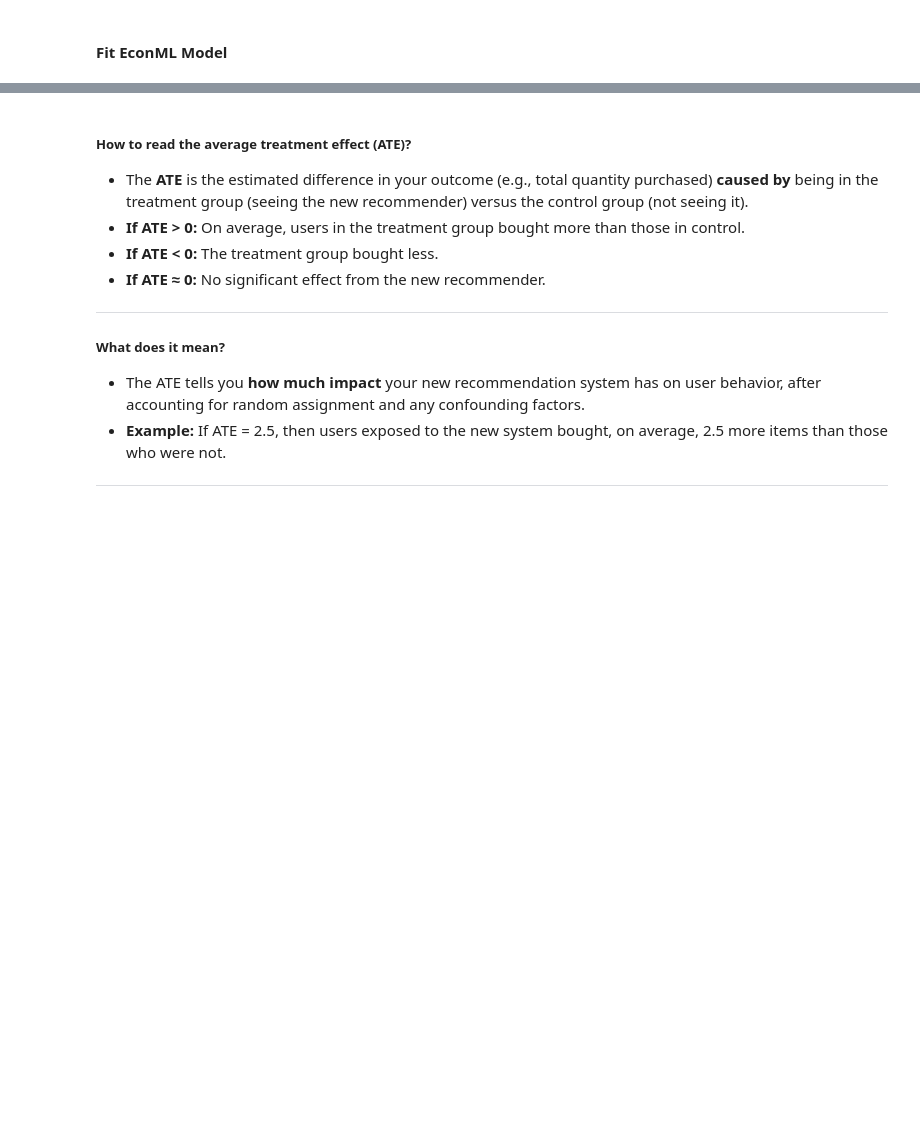
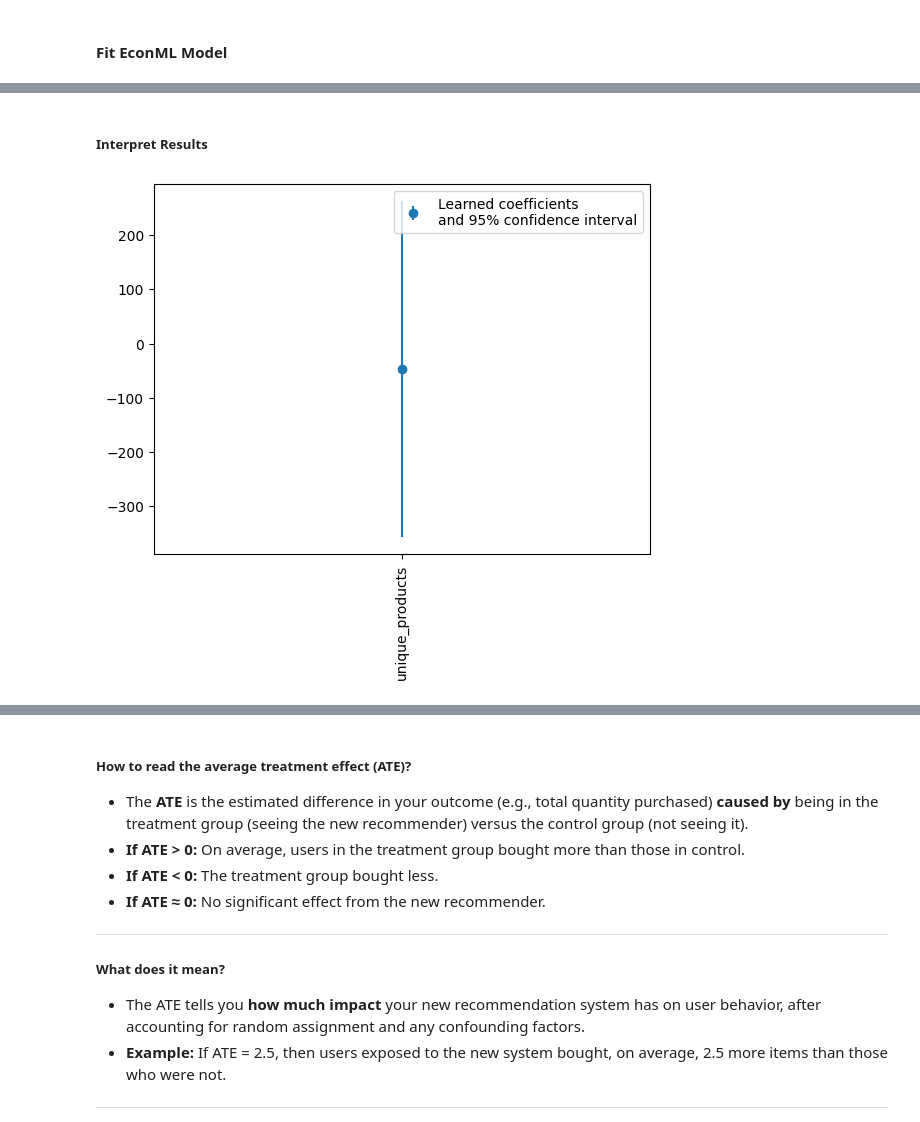
Before and after one commit to tksy1227/ICP_Group5, a Jupyter notebook: final_model_recsys_prototype.ipynb, the cells around one changed output, grey strips where cells are left out. Drawn from its saved outputs; the diff is of its cells as text; code cells hidden in the pictures; blank space fills up the shorter version.

```diff
--- a/final_model_recsys_prototype.ipynb
+++ b/final_model_recsys_prototype.ipynb
@@ -866,4 +866,7 @@ setting up the variables:
 # %%
 Z = user_outcomes['assignment']
 Y = user_outcomes['quantity']
-X = user_outcomes[['unique_products']]  # Uncomment if you have features
+X = user_outcomes[['unique_products']]  # or add more features if you have them
+
+# If you do NOT have a separate treatment variable (imperfect compliance), set:
+T = Z  # everyone assigned to treatment receives it
@@ -871,20 +898,12 @@ X = user_outcomes[['unique_products']]  # Uncomment if you have features
 #### Fit EconML Model
 # %%
 from econml.iv.dr import LinearIntentToTreatDRIV
-from sklearn.ensemble import RandomForestRegressor, RandomForestClassifier
 
-# Define nuisance models
-model_T_XZ = RandomForestClassifier()
-model_Y_X = RandomForestRegressor()
-
-# Fit EconML model (if you have X, pass it; else, use None)
 model = LinearIntentToTreatDRIV(
-    model_y_xw=model_Y_X,
-    model_t_xwz=model_T_XZ
+    model_y_xw = model_Y_X,
+    model_t_xwz = model_T_XZ,
+    flexible_model_effect = flexible_model_effect,
+    featurizer = PolynomialFeatures(degree=1, include_bias=False)
 )
-model.fit(Y, T=Z, Z=Z, X=None)  # If you have X, replace None with X
-
-# Estimate average treatment effect
-ate = model.ate(X=None)  # If you have X, replace None with X
-print("Average Treatment Effect:", ate)
+model.fit(Y, T, Z=Z, X=X, inference="statsmodels")
 # %% [output]
@@ -891,0 +928,2 @@ Average Treatment Effect: 0.4268189497716934
+# %% [markdown]
+##### Interpret Results
@@ -891,0 +937,12 @@ Average Treatment Effect: 0.4268189497716934
+# %%
+# Plot learned coefficients (if using a linear featurizer)
+coef_indices = np.arange(model.coef_.shape[0])
+coef_error = np.asarray(model.coef__interval())
+coef_error[0, :] = model.coef_ - coef_error[0, :]
+coef_error[1, :] = coef_error[1, :] - model.coef_
+plt.errorbar(coef_indices, model.coef_, coef_error, fmt="o", label="Learned coefficients\nand 95% confidence interval")
+plt.xticks(coef_indices, X.columns, rotation='vertical')
+plt.legend()
+plt.show()
+# %% [output]
+[figure, added]
```
Also changed, not shown: parts of 10 cells of this notebook.
